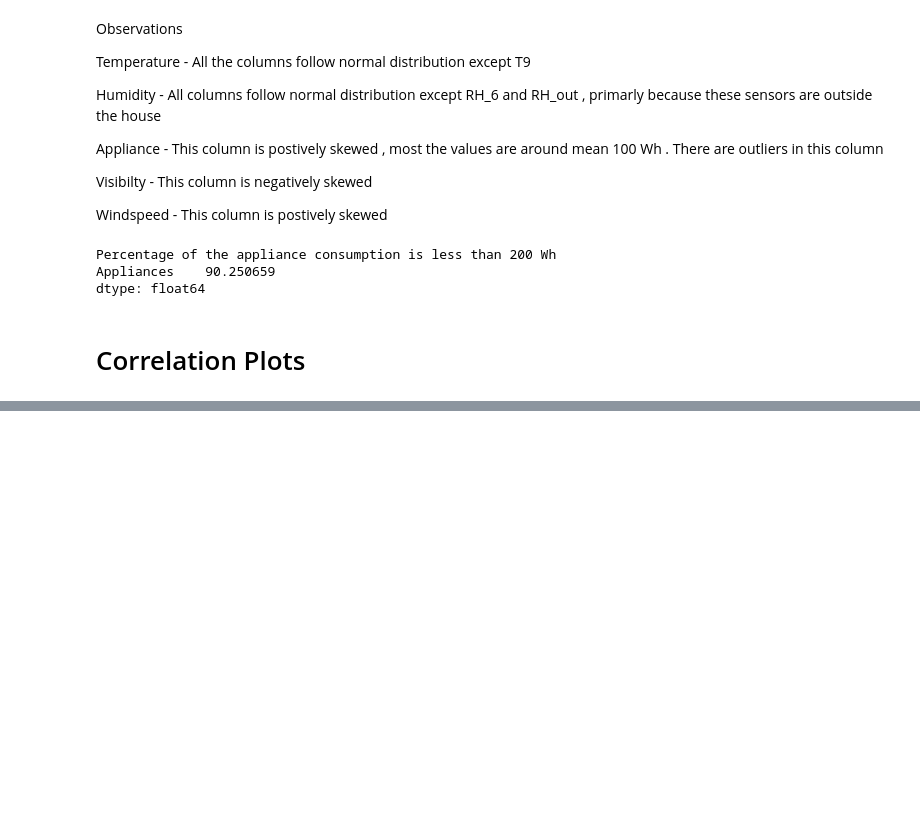
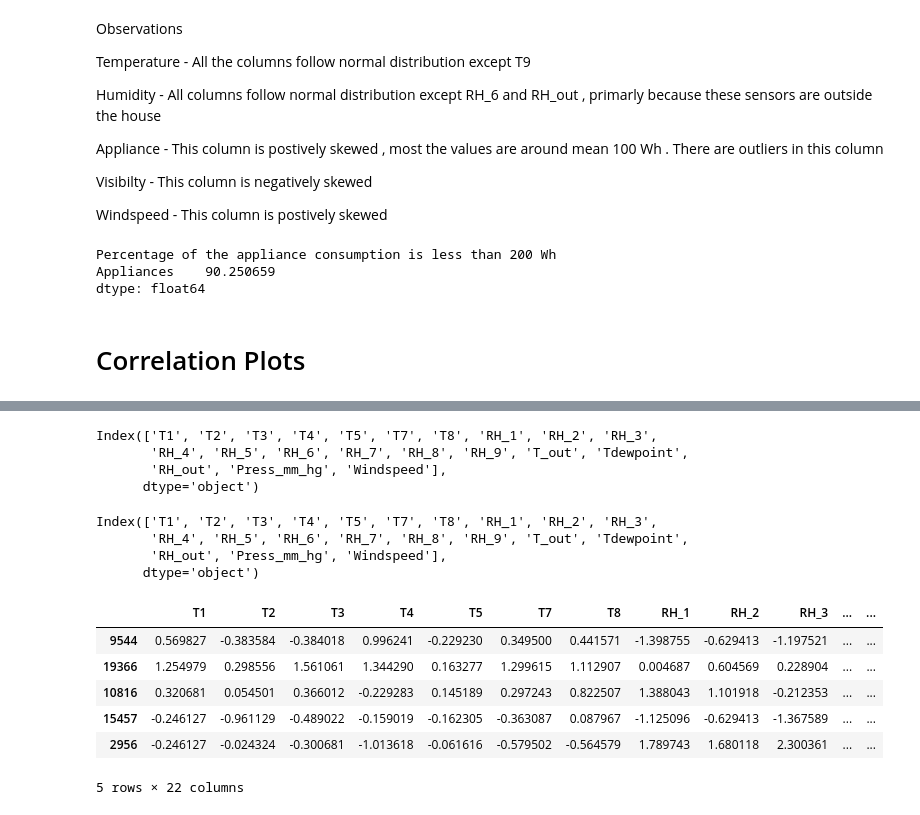
Before and after one commit to velamalaappu/icc-supervised-ml-analysis, a Jupyter notebook: module2_project.ipynb, the cells around one changed output, grey strips where cells are left out. Saved outputs shown, nothing was run; the diff lists cells and outputs as text; code cells hidden in the pictures; blank space fills up the shorter version.

```diff
--- a/module2_project.ipynb
+++ b/module2_project.ipynb
@@ -270,0 +337,4 @@ dtype: float64
+# %%
+#Split training dataset into independent and dependent varibales
+train_X = train[feature_vars.columns]
+train_y = train[target_vars.columns]
@@ -270,0 +345,3 @@ dtype: float64
+# %%
+# Due to conlusion made above below columns are removed
+train_X.drop(["rv1","rv2","Visibility","T6","T9"],axis=1 , inplace=True)
@@ -270,0 +351,43 @@ dtype: float64
+# %%
+train_X.columns
+# %% [output]
+Index(['T1', 'T2', 'T3', 'T4', 'T5', 'T7', 'T8', 'RH_1', 'RH_2', 'RH_3',
+       'RH_4', 'RH_5', 'RH_6', 'RH_7', 'RH_8', 'RH_9', 'T_out', 'Tdewpoint',
+       'RH_out', 'Press_mm_hg', 'Windspeed'],
+      dtype='object')
+# %%
+test_X.columns
+# %% [output]
+Index(['T1', 'T2', 'T3', 'T4', 'T5', 'T7', 'T8', 'RH_1', 'RH_2', 'RH_3',
+       'RH_4', 'RH_5', 'RH_6', 'RH_7', 'RH_8', 'RH_9', 'T_out', 'Tdewpoint',
+       'RH_out', 'Press_mm_hg', 'Windspeed'],
+      dtype='object')
+# %%
+from sklearn.preprocessing import StandardScaler
+sc=StandardScaler()
+
+# Create test and training set by including Appliances column
+
+train = train[list(train_X.columns.values) + col_target ]
+
+test = test[list(test_X.columns.values) + col_target ]
+
+# Create dummy test and training set to hold scaled values
+
+sc_train = pd.DataFrame(columns=train.columns , index=train.index)
+
+sc_train[sc_train.columns] = sc.fit_transform(train)
+
+sc_test= pd.DataFrame(columns=test.columns , index=test.index)
+
+sc_test[sc_test.columns] = sc.fit_transform(test)
+# %%
+sc_train.head()
+# %% [output]
+|  | T1 | T2 | T3 | T4 | T5 | T7 | T8 | RH_1 | RH_2 | RH_3 | ... | ... |
+| 9544 | 0.569827 | -0.383584 | -0.384018 | 0.996241 | -0.229230 | 0.349500 | 0.441571 | -1.398755 | -0.629413 | -1.197521 | ... | ... |
+| 19366 | 1.254979 | 0.298556 | 1.561061 | 1.344290 | 0.163277 | 1.299615 | 1.112907 | 0.004687 | 0.604569 | 0.228904 | ... | ... |
+| 10816 | 0.320681 | 0.054501 | 0.366012 | -0.229283 | 0.145189 | 0.297243 | 0.822507 | 1.388043 | 1.101918 | -0.212353 | ... | ... |
+| 15457 | -0.246127 | -0.961129 | -0.489022 | -0.159019 | -0.162305 | -0.363087 | 0.087967 | -1.125096 | -0.629413 | -1.367589 | ... | ... |
+| 2956 | -0.246127 | -0.024324 | -0.300681 | -1.013618 | -0.061616 | -0.579502 | -0.564579 | 1.789743 | 1.680118 | 2.300361 | ... | ... |
+5 rows × 22 columns
```
Also changed, not shown: parts of 31 cells of this notebook.
